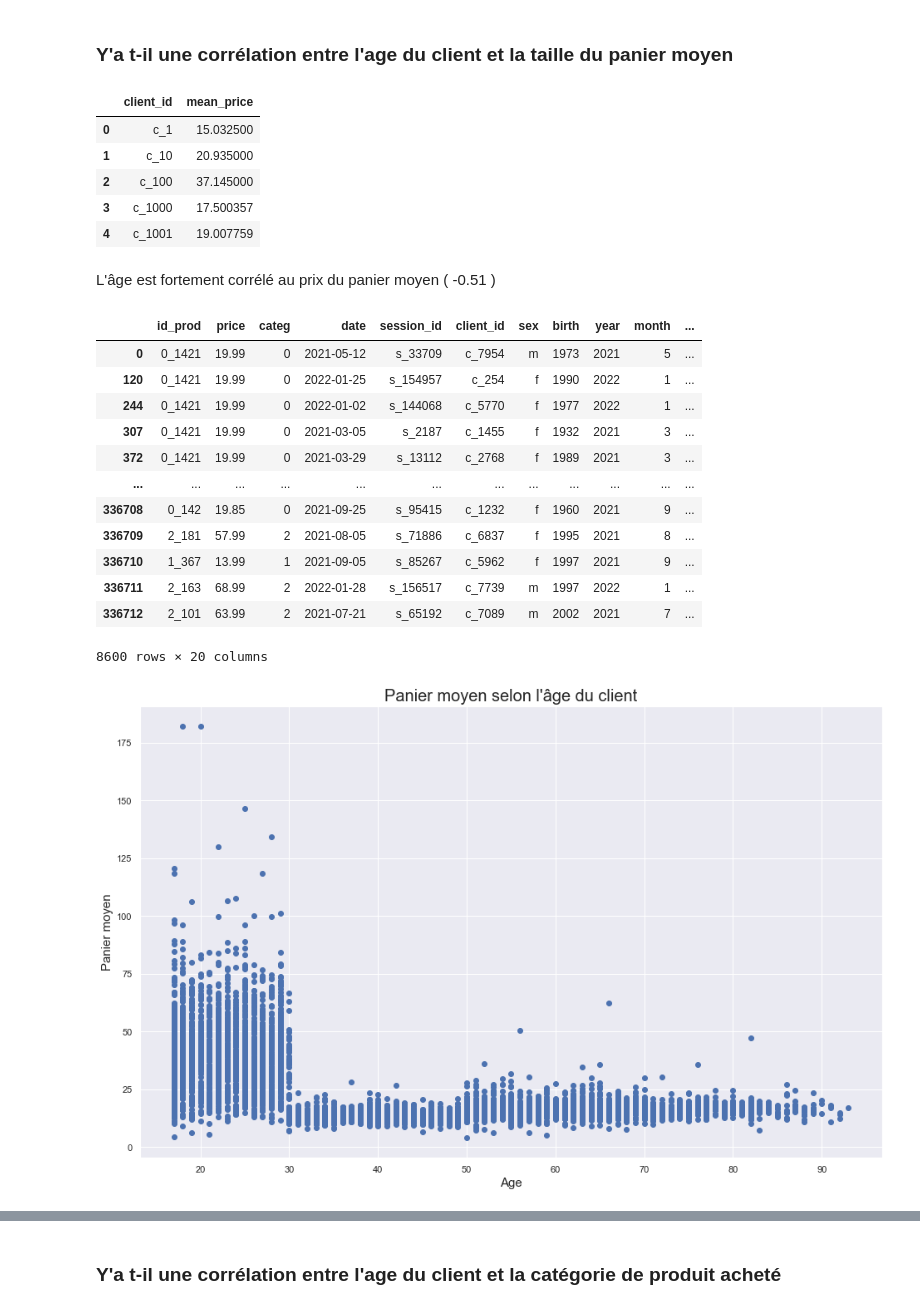
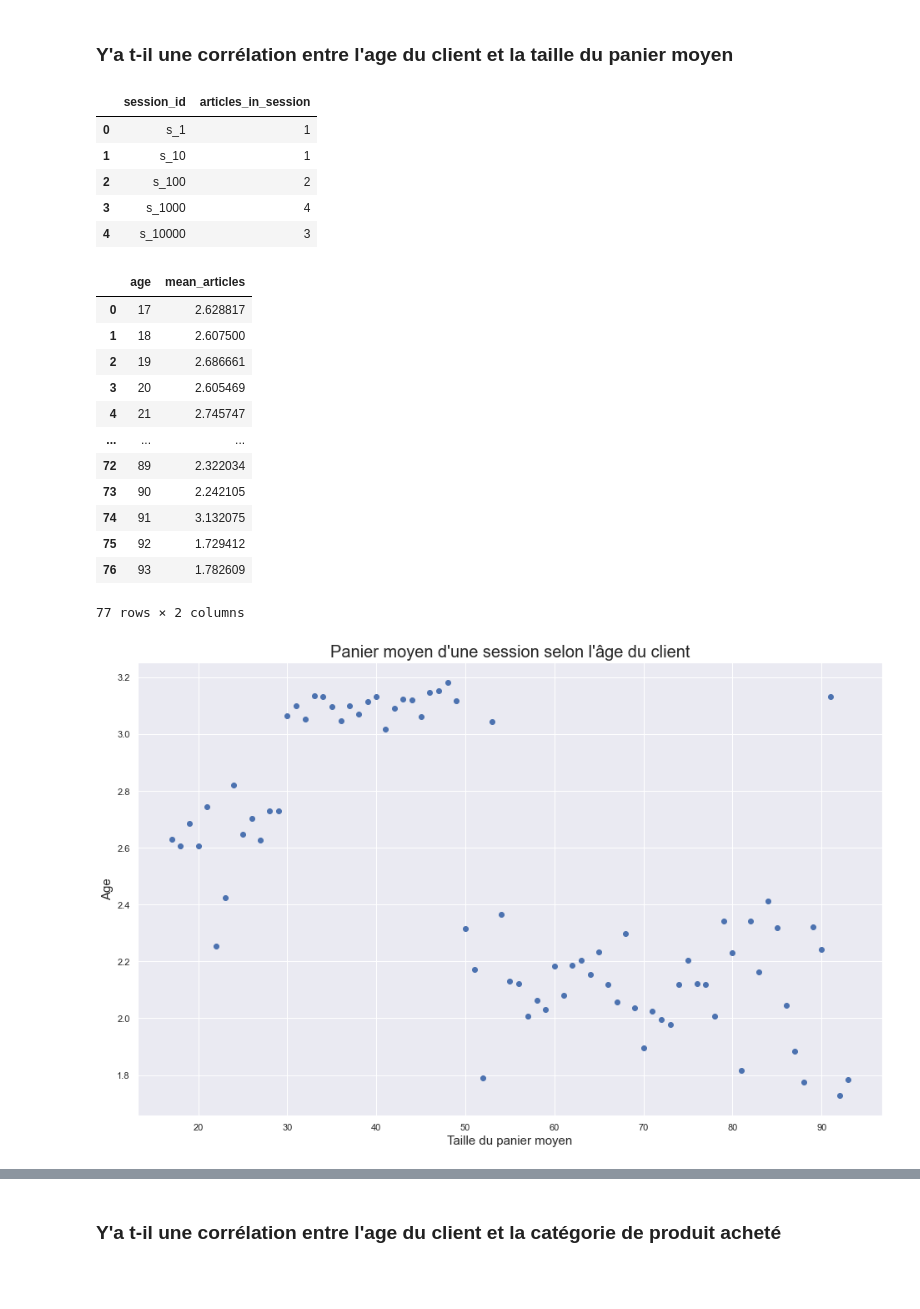
Before and after one commit to rpdev63/brief7, a Jupyter notebook: partie2/Analyse données immo.ipynb, the cells around one changed output, grey strips where cells are left out. Saved outputs shown, nothing was run; the diff lists cells and outputs as text; code cells hidden in the pictures; blank space fills up the shorter version.

```diff
--- a/partie2/Analyse données immo.ipynb
+++ b/partie2/Analyse données immo.ipynb
@@ -312,49 +312,45 @@ Les achats sont plus fréquent pour les clients agés de 30 à 55 ans environs.
 # %% [markdown]
 ### Y'a t-il une corrélation entre l'age du client et la taille du panier moyen
 # %%
-# Calcul du panier moyen
-df_temp = df_ventes.groupby("client_id")['price'].mean().reset_index(name='mean_price')
+# Calcul du panier moyen par session
+df_temp = df_ventes.groupby("session_id").size().reset_index(name="articles_in_session")
 df_temp.head()
 # %% [output]
-|  | client_id | mean_price |
-| 0 | c_1 | 15.032500 |
-| 1 | c_10 | 20.935000 |
-| 2 | c_100 | 37.145000 |
-| 3 | c_1000 | 17.500357 |
-| 4 | c_1001 | 19.007759 |
+|  | session_id | articles_in_session |
+| 0 | s_1 | 1 |
+| 1 | s_10 | 1 |
+| 2 | s_100 | 2 |
+| 3 | s_1000 | 4 |
+| 4 | s_10000 | 3 |
-# %% [markdown]
-L'âge est fortement corrélé au prix du panier moyen ( -0.51 )
 # %%
 # ajout du panier moyen dans notre dataframe
-df_ventes = df_ventes.merge(df_temp, left_on='client_id', right_on='client_id')
+df_ventes = df_ventes.merge(df_temp, left_on='session_id', right_on='session_id')
 
-# éliminations des lignes où un client est présents une seconde fois
-df_ventes_copy = df_ventes.copy()
-df_ventes_copy.drop_duplicates(subset=['client_id'], keep='first', inplace=True)
-df_ventes_copy
+df_temp = df_ventes.groupby("age")["articles_in_session"].mean().reset_index(name="mean_articles")
+df_temp
 # %% [output]
-|  | id_prod | price | categ | date | session_id | client_id | sex | birth | year | month | ... |
-| 0 | 0_1421 | 19.99 | 0 | 2021-05-12 | s_33709 | c_7954 | m | 1973 | 2021 | 5 | ... |
-| 120 | 0_1421 | 19.99 | 0 | 2022-01-25 | s_154957 | c_254 | f | 1990 | 2022 | 1 | ... |
-| 244 | 0_1421 | 19.99 | 0 | 2022-01-02 | s_144068 | c_5770 | f | 1977 | 2022 | 1 | ... |
-| 307 | 0_1421 | 19.99 | 0 | 2021-03-05 | s_2187 | c_1455 | f | 1932 | 2021 | 3 | ... |
-| 372 | 0_1421 | 19.99 | 0 | 2021-03-29 | s_13112 | c_2768 | f | 1989 | 2021 | 3 | ... |
-| ... | ... | ... | ... | ... | ... | ... | ... | ... | ... | ... | ... |
-| 336708 | 0_142 | 19.85 | 0 | 2021-09-25 | s_95415 | c_1232 | f | 1960 | 2021 | 9 | ... |
-| 336709 | 2_181 | 57.99 | 2 | 2021-08-05 | s_71886 | c_6837 | f | 1995 | 2021 | 8 | ... |
-| 336710 | 1_367 | 13.99 | 1 | 2021-09-05 | s_85267 | c_5962 | f | 1997 | 2021 | 9 | ... |
-| 336711 | 2_163 | 68.99 | 2 | 2022-01-28 | s_156517 | c_7739 | m | 1997 | 2022 | 1 | ... |
-| 336712 | 2_101 | 63.99 | 2 | 2021-07-21 | s_65192 | c_7089 | m | 2002 | 2021 | 7 | ... |
+|  | age | mean_articles |
+| 0 | 17 | 2.628817 |
+| 1 | 18 | 2.607500 |
+| 2 | 19 | 2.686661 |
+| 3 | 20 | 2.605469 |
+| 4 | 21 | 2.745747 |
+| ... | ... | ... |
+| 72 | 89 | 2.322034 |
+| 73 | 90 | 2.242105 |
+| 74 | 91 | 3.132075 |
+| 75 | 92 | 1.729412 |
+| 76 | 93 | 1.782609 |
-8600 rows × 20 columns
+77 rows × 2 columns
 # %%
 # plot
 plt.figure(figsize=(16,10))
-plt.title("Panier moyen selon l'âge du client", fontsize = 20)
-plt.ylabel("Panier moyen",fontsize = 15)
-plt.xlabel("Age",fontsize = 15)
-plt.scatter(df_ventes_copy.age, df_ventes_copy.mean_price, vmin=0, vmax=100)
+plt.title("Panier moyen d'une session selon l'âge du client", fontsize = 20)
+plt.xlabel("Taille du panier moyen",fontsize = 15)
+plt.ylabel("Age",fontsize = 15)
+plt.scatter(df_temp.age, df_temp.mean_articles)
 plt.savefig('figures/panier_moyen.png')
 plt.show()
 # %% [output]
-[figure, old version]
+[figure, new version]
 # %% [markdown]
```
Also changed, not shown: parts of 1 cell of this notebook.
